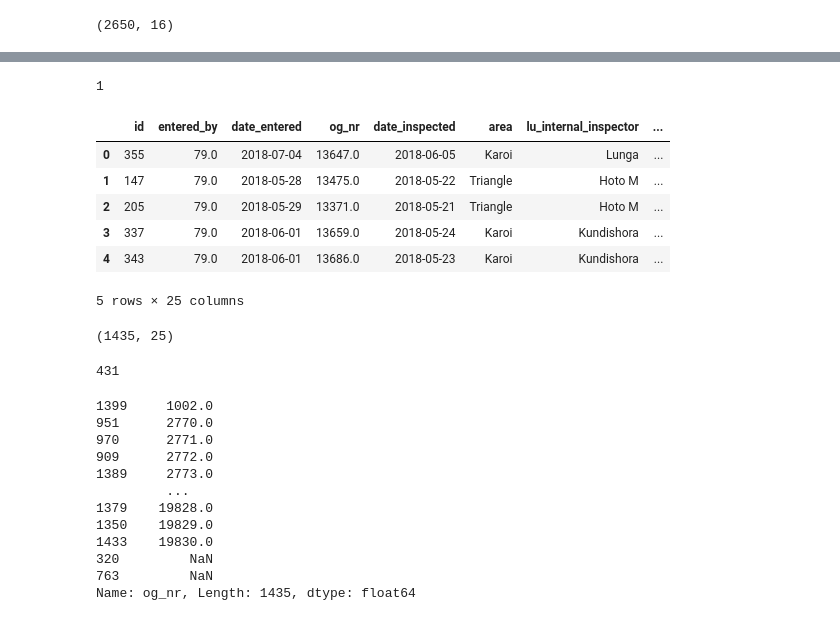
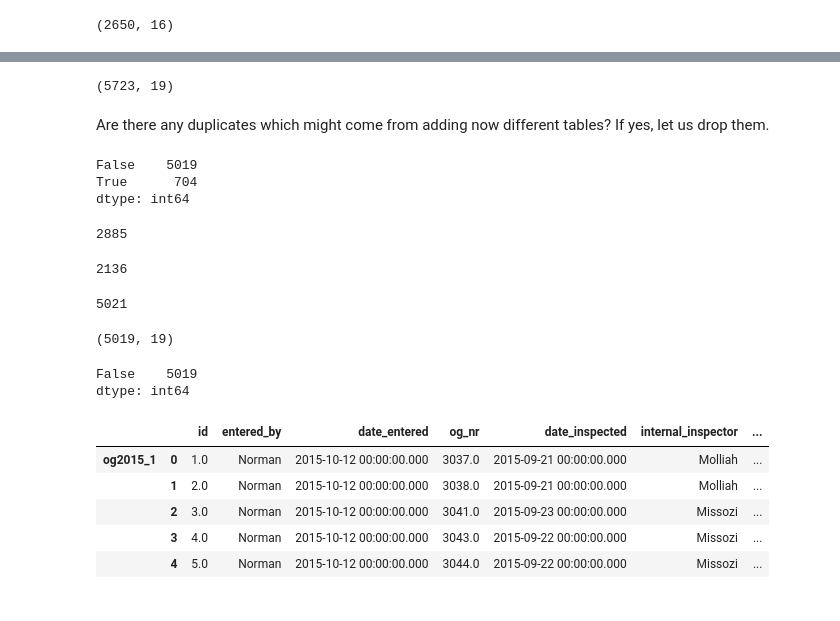
Before and after one commit to Capstone-OrganicAfrica/organic_zimbabwe_eda, a Jupyter notebook: clean_upload_join_15-18.ipynb, the cells around one changed output, grey strips where cells are left out. Cells and saved outputs as stored; diff of their text form; code cells hidden in the pictures.

```diff
--- a/clean_upload_join_15-18.ipynb
+++ b/clean_upload_join_15-18.ipynb
@@ -180,6 +180,3 @@ KeyError: "['Recurrent_corrective_actions'] not found in axis"
-# %%
-all_insp['og2017_1'] = all_insp['og2017_1'].drop('last_year_corrective_action', axis=1)
-all_insp['og2017_1'] = all_insp['og2017_1'].drop('Corrective_action_implemented', axis=1)
 # %%
 all_insp['og2017_1'].columns.tolist()
 # %% [output]
@@ -471,2 +501,2 @@ all_insp['wc2015_1'].shape
 # %%
-concat_insp_15-18 = pd.concat(all_insp)
+concat_insp_15_18 = pd.concat(all_insp)
@@ -479,24 +512,46 @@ SyntaxError: invalid syntax (3164763898.py, line 1)
+# %%
+concat_insp_15_18.shape
+# %% [output]
+(5723, 19)
+# %% [markdown]
+Are there any duplicates which might come from adding now different tables? If yes, let us drop them.
+# %%
+concat_insp_15_18.duplicated().value_counts()
+# %% [output]
+False    5019
+True      704
+dtype: int64
+# %%
+concat_insp_15_18.drop_duplicates(inplace=True)
 # %%
 # how many nulls are there anyway
-df1['og_nr'].isnull().sum()
-df3['og_nr'].isnull().sum()
+
+concat_insp_15_18['og_nr'].isnull().sum()
 # %% [output]
-1
+2885
+# %%
+concat_insp_15_18['wc_nr'].isnull().sum()
+# %% [output]
+2136
+# %%
+2885+2136
+# %% [output]
+5021
+# %%
+concat_insp_15_18.shape ### this means there are just two rows overlapping which have zeros in wc and og
+# %% [output]
+(5019, 19)
+# %%
+concat_insp_15_18.duplicated().value_counts()
+# %% [output]
+False    5019
+dtype: int64
 # %%
-df_2018.head()
+concat_insp_15_18.head()
 # %% [output]
-|  | id | entered_by | date_entered | og_nr | date_inspected | area | lu_internal_inspector | ... |
-| 0 | 355 | 79.0 | 2018-07-04 | 13647.0 | 2018-06-05 | Karoi | Lunga | ... |
-| 1 | 147 | 79.0 | 2018-05-28 | 13475.0 | 2018-05-22 | Triangle | Hoto M | ... |
-| 2 | 205 | 79.0 | 2018-05-29 | 13371.0 | 2018-05-21 | Triangle | Hoto M | ... |
-| 3 | 337 | 79.0 | 2018-06-01 | 13659.0 | 2018-05-24 | Karoi | Kundishora | ... |
-| 4 | 343 | 79.0 | 2018-06-01 | 13686.0 | 2018-05-23 | Karoi | Kundishora | ... |
+|  |  | id | entered_by | date_entered | og_nr | date_inspected | internal_inspector | ... |
+| og2015_1 | 0 | 1.0 | Norman | 2015-10-12 00:00:00.000 | 3037.0 | 2015-09-21 00:00:00.000 | Molliah | ... |
+|  | 1 | 2.0 | Norman | 2015-10-12 00:00:00.000 | 3038.0 | 2015-09-21 00:00:00.000 | Molliah | ... |
+|  | 2 | 3.0 | Norman | 2015-10-12 00:00:00.000 | 3041.0 | 2015-09-23 00:00:00.000 | Missozi | ... |
+|  | 3 | 4.0 | Norman | 2015-10-12 00:00:00.000 | 3043.0 | 2015-09-22 00:00:00.000 | Missozi | ... |
+|  | 4 | 5.0 | Norman | 2015-10-12 00:00:00.000 | 3044.0 | 2015-09-22 00:00:00.000 | Missozi | ... |
-5 rows × 25 columns
-# %%
-df_2018.shape
-# %% [output]
-(1435, 25)
-# %%
-df_2018.duplicated().sum()
-# %% [output]
-431
@@ -505,15 +557,0 @@ duplicates = df_2018[df_2018['og_nr'].duplicated()]
-# %%
-df_2018['og_nr'].sort_values()
-# %% [output]
-1399     1002.0
-951      2770.0
-970      2771.0
-909      2772.0
-1389     2773.0
-         ...
-1379    19828.0
-1350    19829.0
-1433    19830.0
-320         NaN
-763         NaN
-Name: og_nr, Length: 1435, dtype: float64
```
Also changed, not shown: parts of 36 cells of this notebook, 10 other files.
